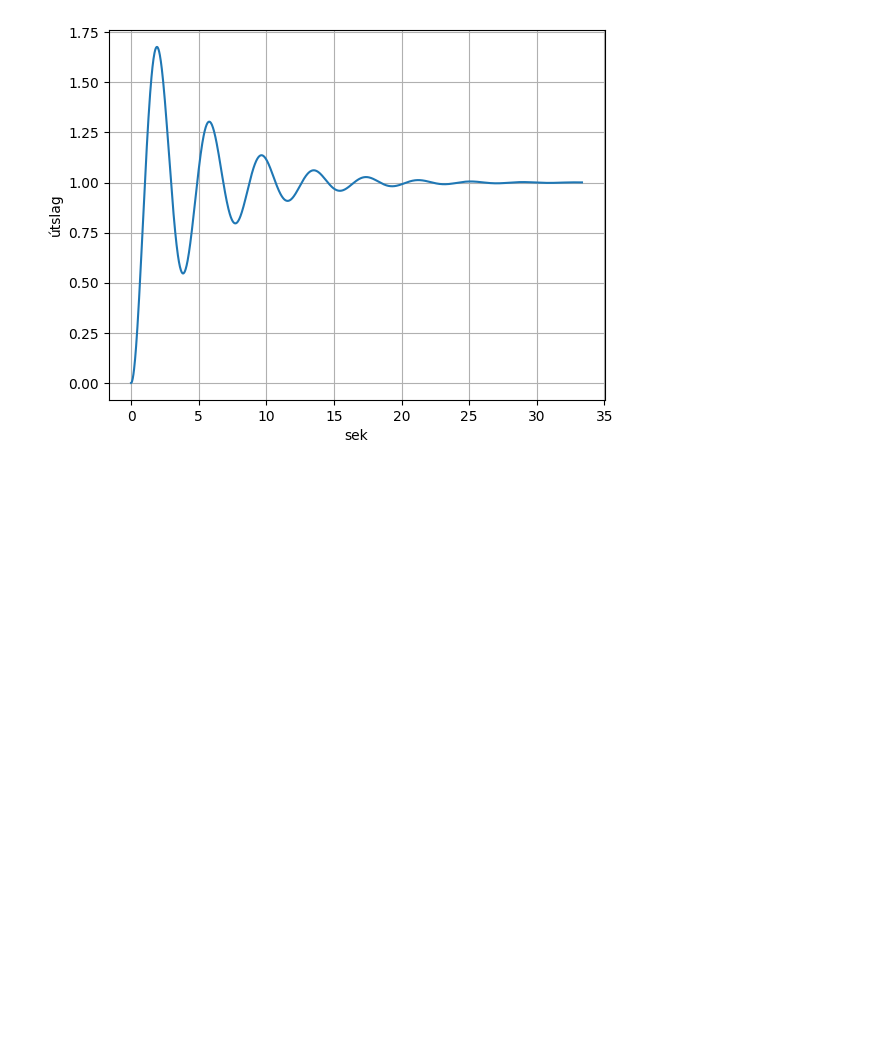
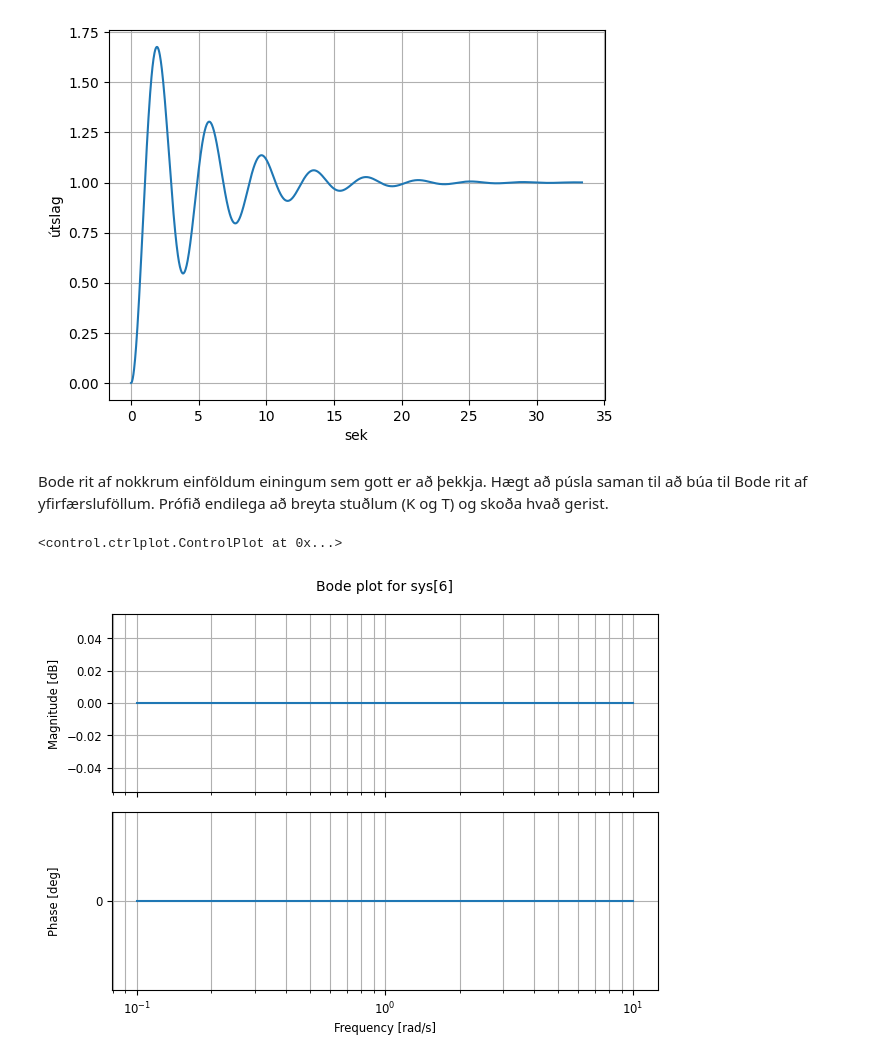
Before and after one commit to rsaemundsson/idn_303_TS_24, a Jupyter notebook: IÐN303G24_Synidaemi_Control.ipynb, the cells around one changed output. Cells and saved outputs as stored; diff of their text form; code cells hidden in the pictures; blank space fills up the shorter version.

Commit message:
Bætti við Bode ritum fyrir grunneiningar.

```diff
--- a/IÐN303G24_Synidaemi_Control.ipynb
+++ b/IÐN303G24_Synidaemi_Control.ipynb
@@ -209,3 +211,13 @@ plt.ylabel('útslag')
 # %% [output]
 Text(0, 0.5, 'útslag')
 [figure]
+# %% [markdown]
+Bode rit af nokkrum einföldum einingum sem gott er að þekkja. Hægt að púsla saman til að búa til Bode rit af yfirfærsluföllum. Prófið endilega að breyta stuðlum (K og T) og skoða hvað gerist.
+# %%
+#Fasti - K
+K=1
+G=ct.tf([K],[1])
+ct.bode(G, dB=True)
+# %% [output]
+<control.ctrlplot.ControlPlot at 0x...>
+[figure, added]
```
Also changed, not shown: parts of 5 cells of this notebook.
